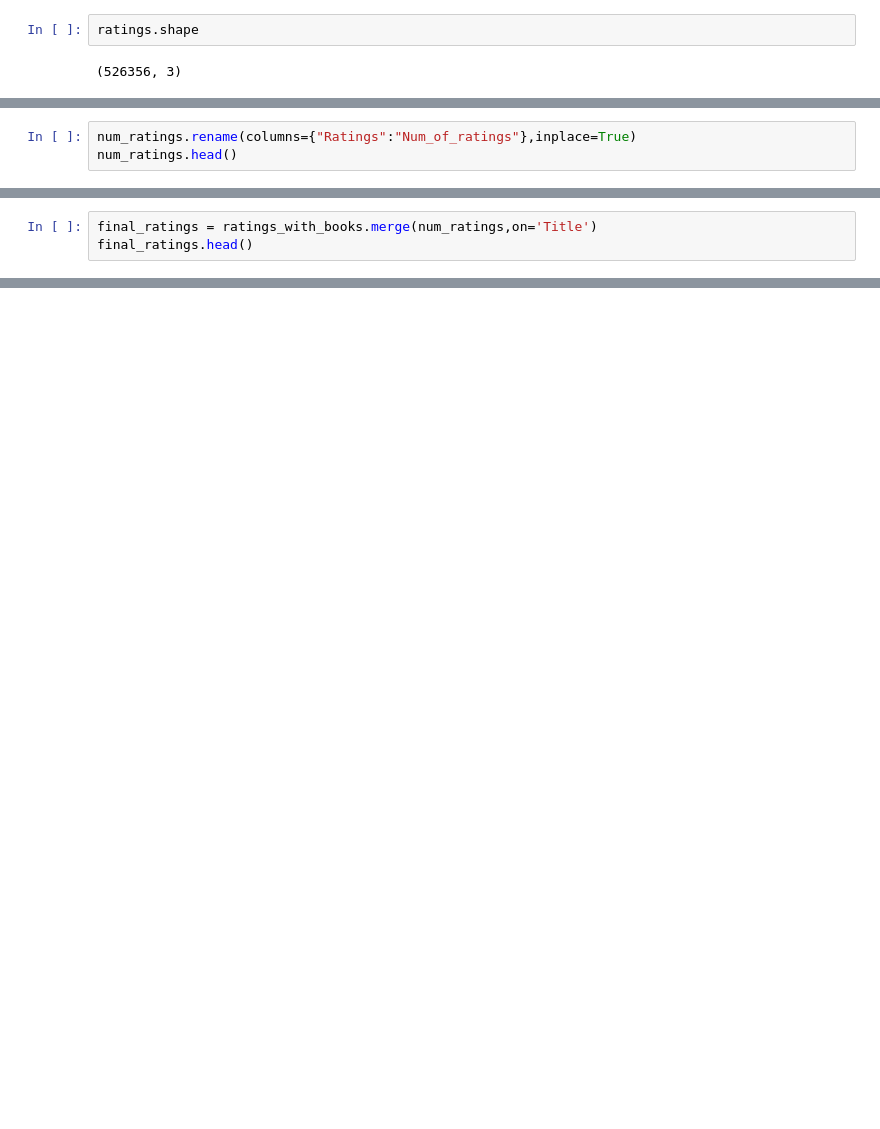
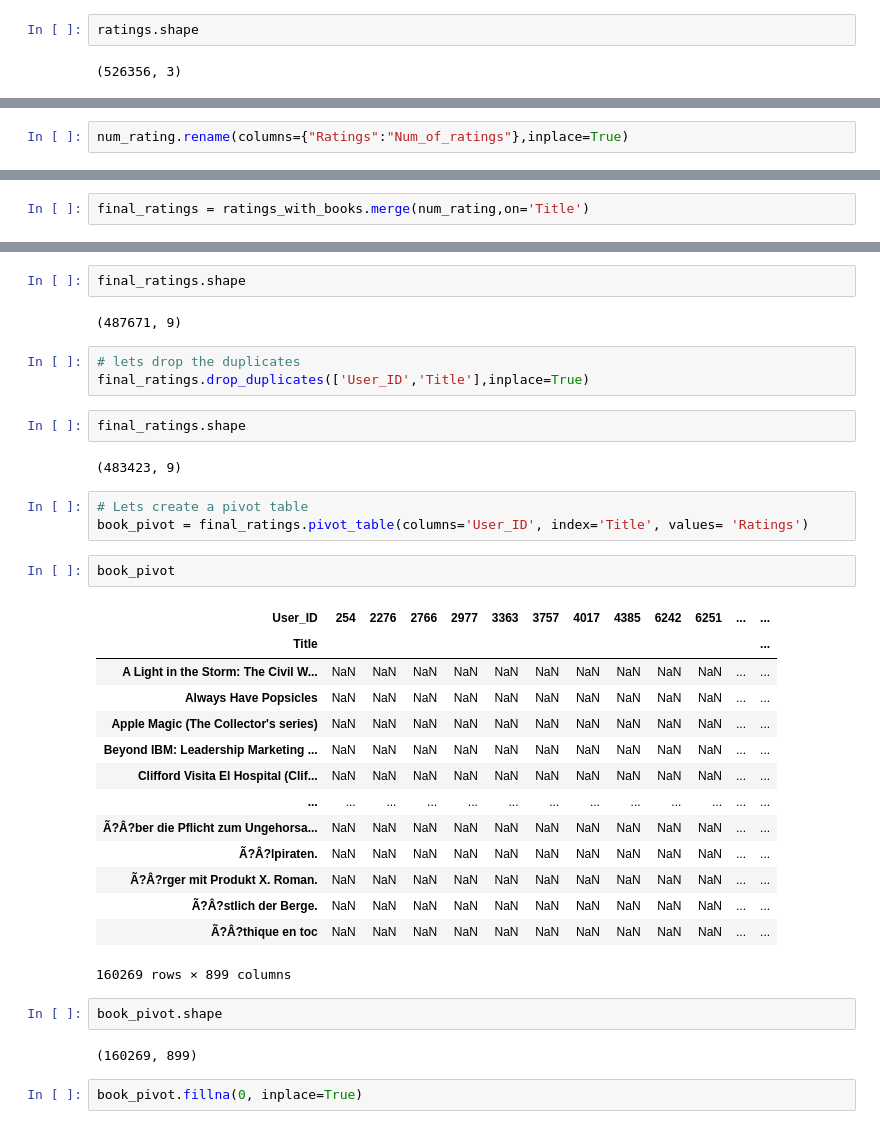
Before and after one commit to swachii/Brook-Ml, a Jupyter notebook: bookrecommender.ipynb, the cells around one changed output, grey strips where cells are left out. Drawn from its saved outputs; the diff is of its cells as text; blank space fills up the shorter version.

```diff
--- a/bookrecommender.ipynb
+++ b/bookrecommender.ipynb
@@ -164,3 +175,2 @@ num_ratings.head()
 # %%
-num_ratings.rename(columns={"Ratings":"Num_of_ratings"},inplace=True)
-num_ratings.head()
+num_rating.rename(columns={"Ratings":"Num_of_ratings"},inplace=True)
@@ -174,3 +186,2 @@ num_ratings.head()
 # %%
-final_ratings = ratings_with_books.merge(num_ratings,on='Title')
-final_ratings.head()
+final_ratings = ratings_with_books.merge(num_rating,on='Title')
@@ -187,0 +228,37 @@ KeyError: 'Num_of_ratings'
+# %%
+final_ratings.shape
+# %% [output]
+(487671, 9)
+# %%
+# lets drop the duplicates
+final_ratings.drop_duplicates(['User_ID','Title'],inplace=True)
+# %%
+final_ratings.shape
+# %% [output]
+(483423, 9)
+# %%
+# Lets create a pivot table
+book_pivot = final_ratings.pivot_table(columns='User_ID', index='Title', values= 'Ratings')
+# %%
+book_pivot
+# %% [output]
+| User_ID | 254 | 2276 | 2766 | 2977 | 3363 | 3757 | 4017 | 4385 | 6242 | 6251 | ... | ... |
+| Title |  |  |  |  |  |  |  |  |  |  |  | ... |
+| A Light in the Storm: The Civil W... | NaN | NaN | NaN | NaN | NaN | NaN | NaN | NaN | NaN | NaN | ... | ... |
+| Always Have Popsicles | NaN | NaN | NaN | NaN | NaN | NaN | NaN | NaN | NaN | NaN | ... | ... |
+| Apple Magic (The Collector's series) | NaN | NaN | NaN | NaN | NaN | NaN | NaN | NaN | NaN | NaN | ... | ... |
+| Beyond IBM: Leadership Marketing ... | NaN | NaN | NaN | NaN | NaN | NaN | NaN | NaN | NaN | NaN | ... | ... |
+| Clifford Visita El Hospital (Clif... | NaN | NaN | NaN | NaN | NaN | NaN | NaN | NaN | NaN | NaN | ... | ... |
+| ... | ... | ... | ... | ... | ... | ... | ... | ... | ... | ... | ... | ... |
+| Ã?Â?ber die Pflicht zum Ungehorsa... | NaN | NaN | NaN | NaN | NaN | NaN | NaN | NaN | NaN | NaN | ... | ... |
+| Ã?Â?lpiraten. | NaN | NaN | NaN | NaN | NaN | NaN | NaN | NaN | NaN | NaN | ... | ... |
+| Ã?Â?rger mit Produkt X. Roman. | NaN | NaN | NaN | NaN | NaN | NaN | NaN | NaN | NaN | NaN | ... | ... |
+| Ã?Â?stlich der Berge. | NaN | NaN | NaN | NaN | NaN | NaN | NaN | NaN | NaN | NaN | ... | ... |
+| Ã?Â?thique en toc | NaN | NaN | NaN | NaN | NaN | NaN | NaN | NaN | NaN | NaN | ... | ... |
+160269 rows × 899 columns
+# %%
+book_pivot.shape
+# %% [output]
+(160269, 899)
+# %%
+book_pivot.fillna(0, inplace=True)
```
Also changed, not shown: parts of 40 cells of this notebook.
